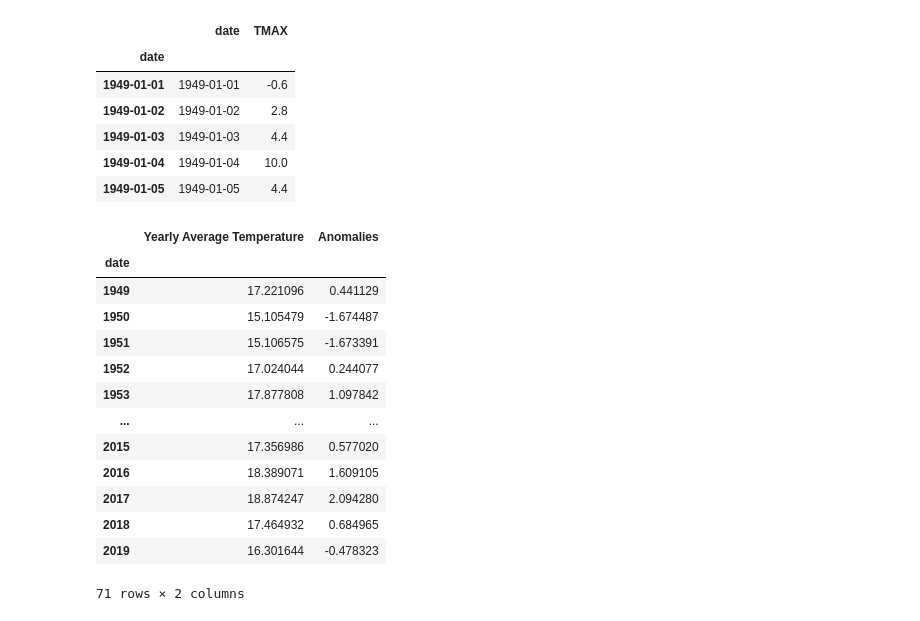
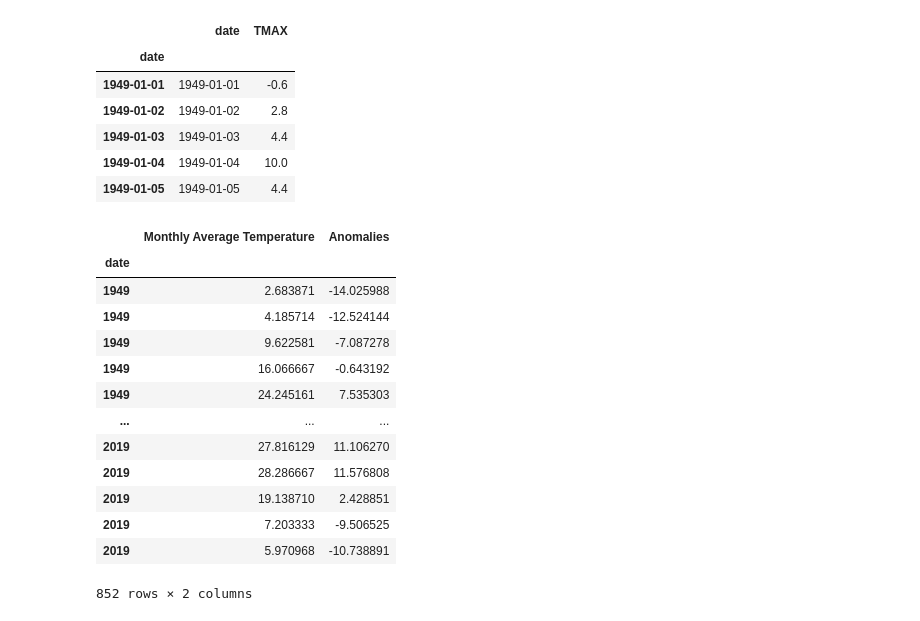
Before and after one commit to rmiller34/ATMS-597-SP-2020, a Jupyter notebook: ATMS-597-SP-2020-Project-2/ATMS_597_Project_2_Miller_Plotting_testing.ipynb, the cells around one changed output. Saved outputs shown, nothing was run; the diff lists cells and outputs as text; code cells hidden in the pictures.

```diff
--- a/ATMS-597-SP-2020-Project-2/ATMS_597_Project_2_Miller_Plotting_testing.ipynb
+++ b/ATMS-597-SP-2020-Project-2/ATMS_597_Project_2_Miller_Plotting_testing.ipynb
@@ -137,30 +137,33 @@ df.head()
 | 1949-01-04 | 1949-01-04 | 10.0 |
 | 1949-01-05 | 1949-01-05 | 4.4 |
 # %%
+
 #df = df.groupby(pd.Grouper(freq='Y')).mean()
+#df.index = pd.to_datetime(df.index, format='%Y-%m-%d').year
 #df.columns = ['Yearly Average Temperature']
-#df.to_csv('project_2_Tavg')
+#df['Anomalies'] = (df['Yearly Average Temperature'] - df['Yearly Average Temperature'].mean())
 #df
-df = df.groupby(pd.Grouper(freq='Y')).mean()
+
+df = df.groupby(pd.Grouper(freq='M')).mean()
 df.index = pd.to_datetime(df.index, format='%Y-%m-%d').year
-df.columns = ['Yearly Average Temperature']
-df['Anomalies'] = (df['Yearly Average Temperature'] - df['Yearly Average Temperature'].mean())
+df.columns = ['Monthly Average Temperature']
+df['Anomalies'] = (df['Monthly Average Temperature'] - df['Monthly Average Temperature'].mean())
 df
 # %% [output]
-|  | Yearly Average Temperature | Anomalies |
+|  | Monthly Average Temperature | Anomalies |
 | date |  |  |
-| 1949 | 17.221096 | 0.441129 |
-| 1950 | 15.105479 | -1.674487 |
-| 1951 | 15.106575 | -1.673391 |
-| 1952 | 17.024044 | 0.244077 |
-| 1953 | 17.877808 | 1.097842 |
+| 1949 | 2.683871 | -14.025988 |
+| 1949 | 4.185714 | -12.524144 |
+| 1949 | 9.622581 | -7.087278 |
+| 1949 | 16.066667 | -0.643192 |
+| 1949 | 24.245161 | 7.535303 |
 | ... | ... | ... |
-| 2015 | 17.356986 | 0.577020 |
-| 2016 | 18.389071 | 1.609105 |
-| 2017 | 18.874247 | 2.094280 |
-| 2018 | 17.464932 | 0.684965 |
-| 2019 | 16.301644 | -0.478323 |
+| 2019 | 27.816129 | 11.106270 |
+| 2019 | 28.286667 | 11.576808 |
+| 2019 | 19.138710 | 2.428851 |
+| 2019 | 7.203333 | -9.506525 |
+| 2019 | 5.970968 | -10.738891 |
-71 rows × 2 columns
+852 rows × 2 columns
 # %%
 # A cell for quickly cheking the min and max anomalies for color scale purposes.
 
```
Also changed, not shown: parts of 2 cells of this notebook.
